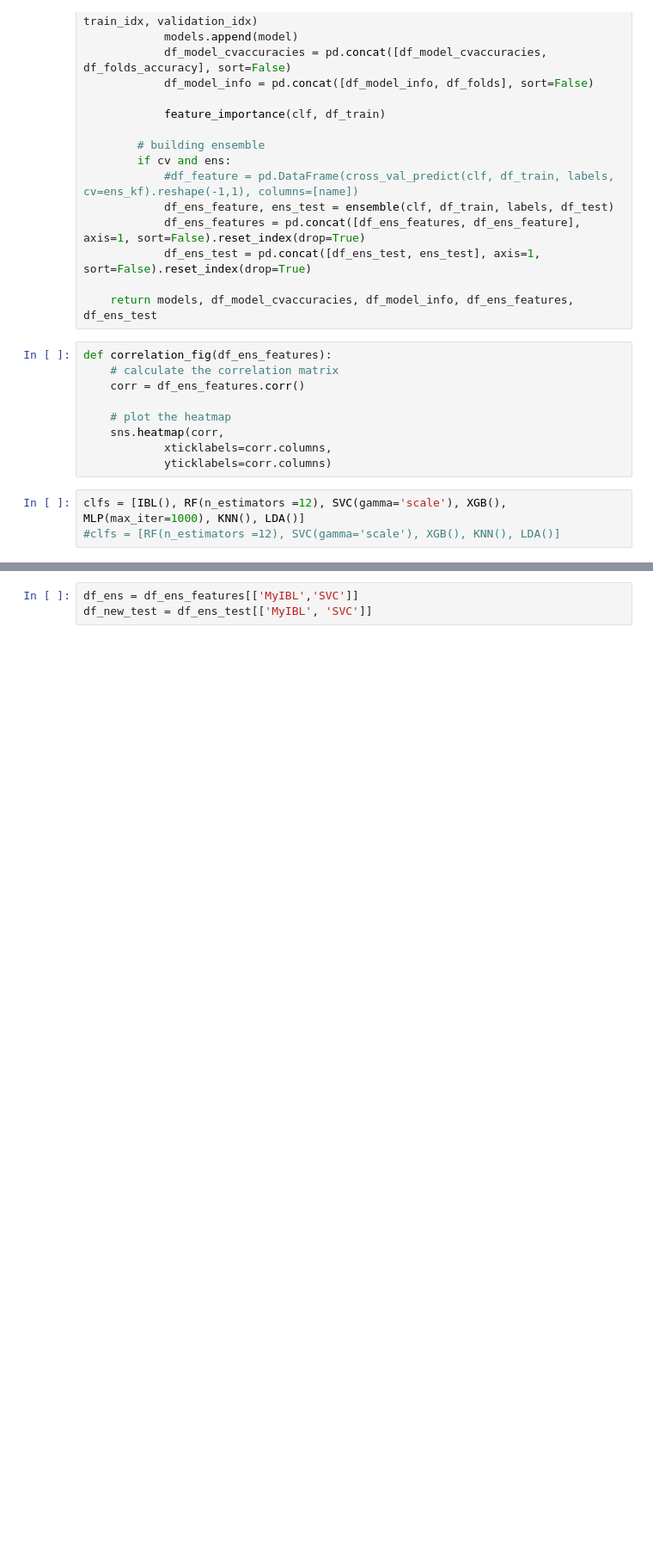
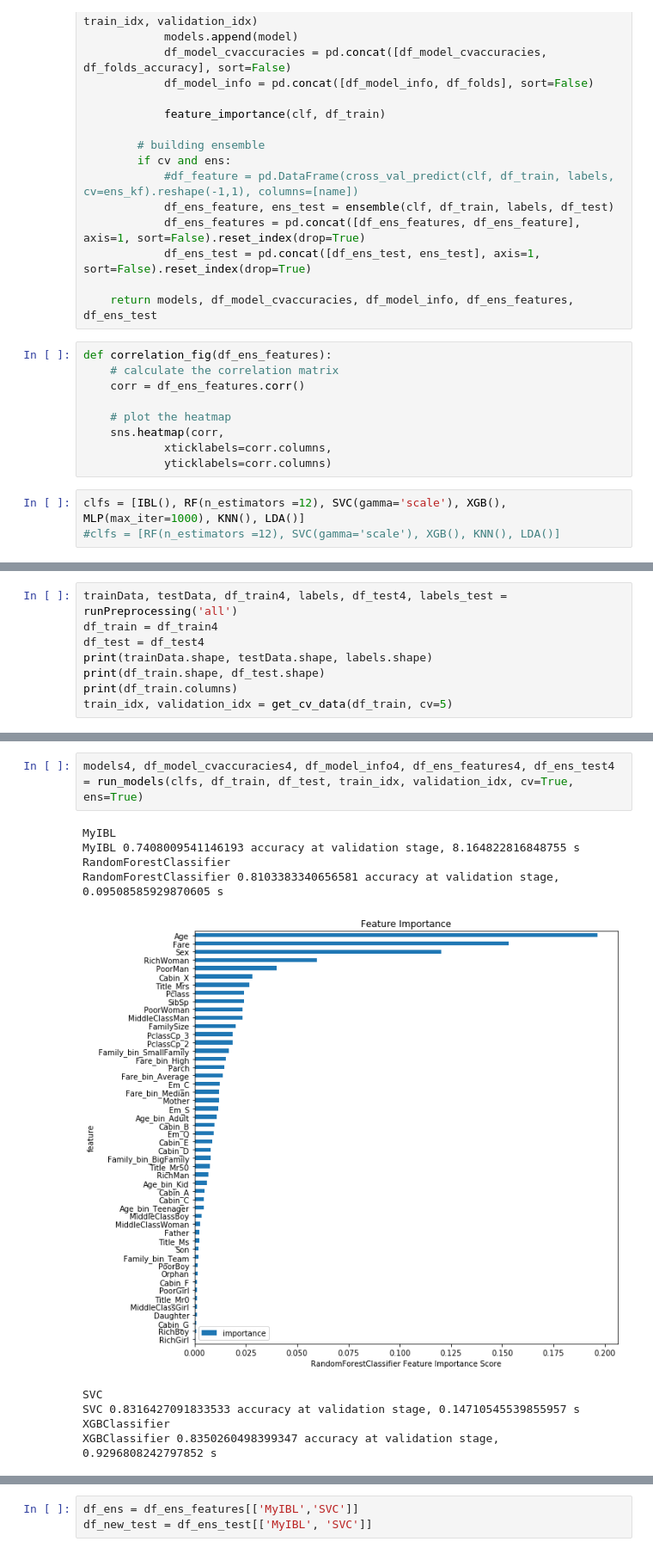
Before and after one commit to jforjohn/titanic_survival, a Jupyter notebook: ModelAnalysis.ipynb, the cells around one changed output, grey strips where cells are left out. Shown at 86% size. Drawn from its saved outputs; the diff is of its cells as text; blank space fills up the shorter version.

```diff
--- a/ModelAnalysis.ipynb
+++ b/ModelAnalysis.ipynb
@@ -261,0 +382,8 @@ correlation_fig(df_ens_features)
+# %%
+trainData, testData, df_train4, labels, df_test4, labels_test = runPreprocessing('all')
+df_train = df_train4
+df_test = df_test4
+print(trainData.shape, testData.shape, labels.shape)
+print(df_train.shape, df_test.shape)
+print(df_train.columns)
+train_idx, validation_idx = get_cv_data(df_train, cv=5)
@@ -261,0 +397,12 @@ correlation_fig(df_ens_features)
+# %%
+models4, df_model_cvaccuracies4, df_model_info4, df_ens_features4, df_ens_test4 = run_models(clfs, df_train, df_test, train_idx, validation_idx, cv=True, ens=True)
+# %% [output]
+MyIBL
+MyIBL 0.7408009541146193 accuracy at validation stage, 8.164822816848755 s
+RandomForestClassifier
+RandomForestClassifier 0.8103383340656581 accuracy at validation stage, 0.09508585929870605 s
+[figure, added]
+SVC
+SVC 0.8316427091833533 accuracy at validation stage, 0.14710545539855957 s
+XGBClassifier
+XGBClassifier 0.8350260498399347 accuracy at validation stage, 0.9296808242797852 s
```
Also changed, not shown: parts of 59 cells of this notebook.
